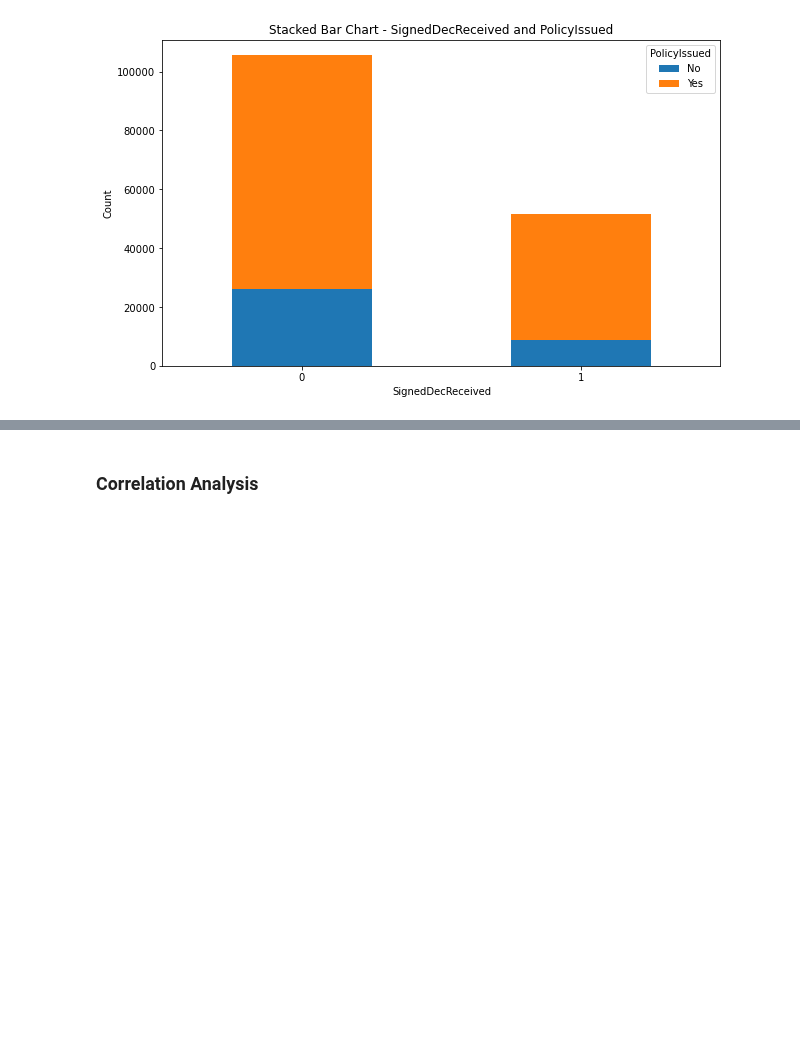
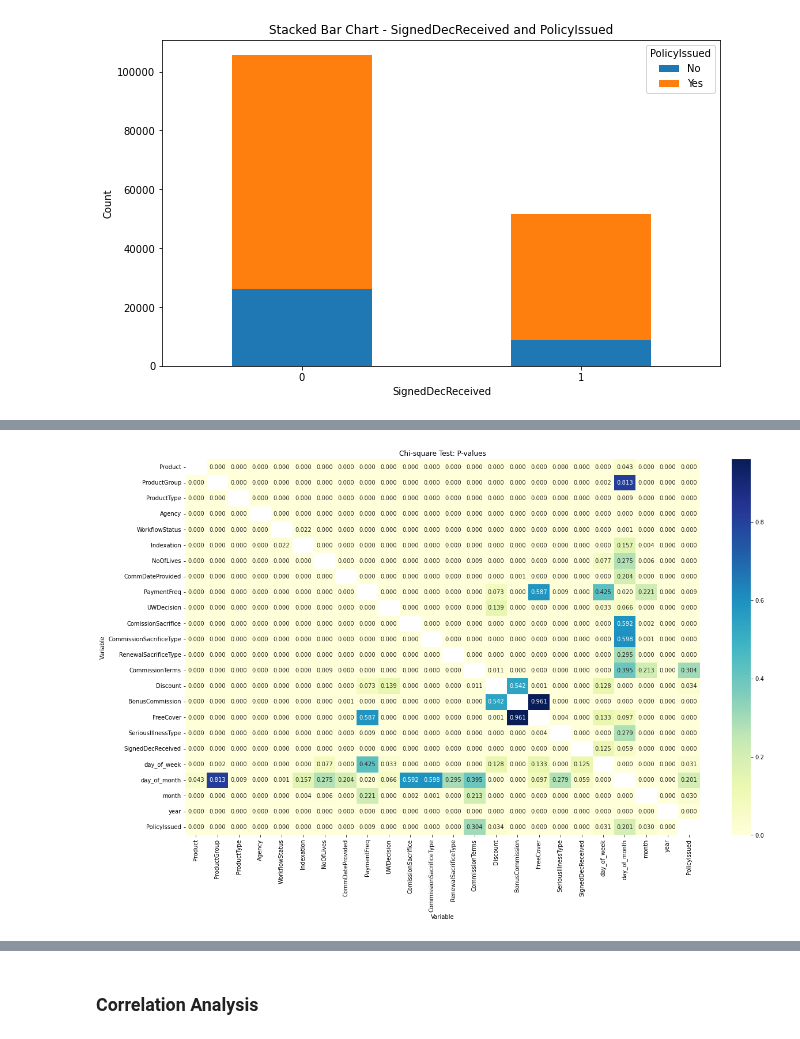
Before and after one commit to greg-la/MSc-Capstone, a Jupyter notebook: 2. Data Exploration.ipynb, the cells around one changed output, grey strips where cells are left out. Drawn from its saved outputs; the diff is of its cells as text; code cells hidden in the pictures; blank space fills up the shorter version.

```diff
--- a/2. Data Exploration.ipynb
+++ b/2. Data Exploration.ipynb
@@ -377,11 +372,0 @@ Test for significant association between categorical variables.
-# %%
-# Perform chi-square test for each pair of categorical variables
-for column1 in df.select_dtypes(include='category'):
-    for column2 in df.select_dtypes(include='category'):
-        if column1 != column2:
-            contingency_table = pd.crosstab(df[column1], df[column2])
-            chi2, p_value, _, _ = chi2_contingency(contingency_table)
-            print(f"Chi-square Test: {column1} vs. {column2}")
-            print(f"Chi2 Statistic: {chi2}")
-            print(f"P-value: {p_value}")
-            print()
@@ -1009,0 +817,11 @@ plt.show()
+# %%
+# Perform chi-square test for each pair of categorical variables
+for column1 in df_train.select_dtypes(include='category'):
+    for column2 in df_train.select_dtypes(include='category'):
+        if column1 != column2:
+            contingency_table = pd.crosstab(df_train[column1], df_train[column2])
+            chi2, p_value, _, _ = chi2_contingency(contingency_table)
+            print(f"Chi-square Test: {column1} vs. {column2}")
+            print(f"Chi2 Statistic: {chi2}")
+            print(f"P-value: {p_value}")
+            print()
@@ -1009,0 +846,21 @@ plt.show()
+# %%
+# Create an empty dataframe to store p-values
+p_values_df = pd.DataFrame(index=df_train.select_dtypes(include='category').columns, columns=df_train.select_dtypes(include='category').columns)
+
+# Perform chi-square test for each pair of categorical variables
+for column1 in df_train.select_dtypes(include='category'):
+    for column2 in df_train.select_dtypes(include='category'):
+        if column1 != column2:
+            contingency_table = pd.crosstab(df_train[column1], df_train[column2])
+            chi2, p_value, _, _ = chi2_contingency(contingency_table)
+            p_values_df.loc[column1, column2] = p_value
+
+# Create a heatmap of the p-values
+plt.figure(figsize=(20, 12))
+sns.heatmap(p_values_df.astype(float), annot=True, fmt=".3f", cmap='YlGnBu')
+plt.xlabel('Variable')
+plt.ylabel('Variable')
+plt.title('Chi-square Test: P-values')
+plt.show()
+# %% [output]
+[figure, new version]
```
Also changed, not shown: parts of 41 cells of this notebook, 3 other files.
